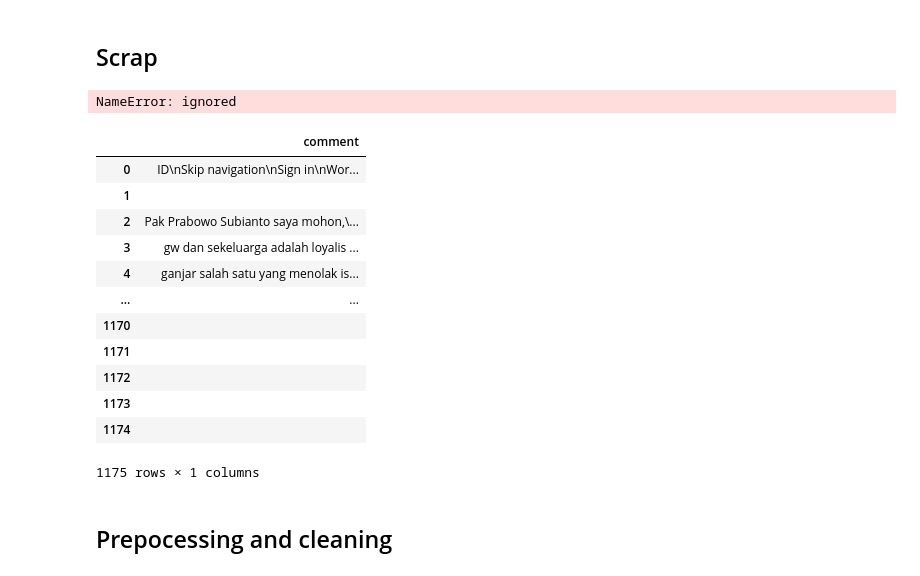
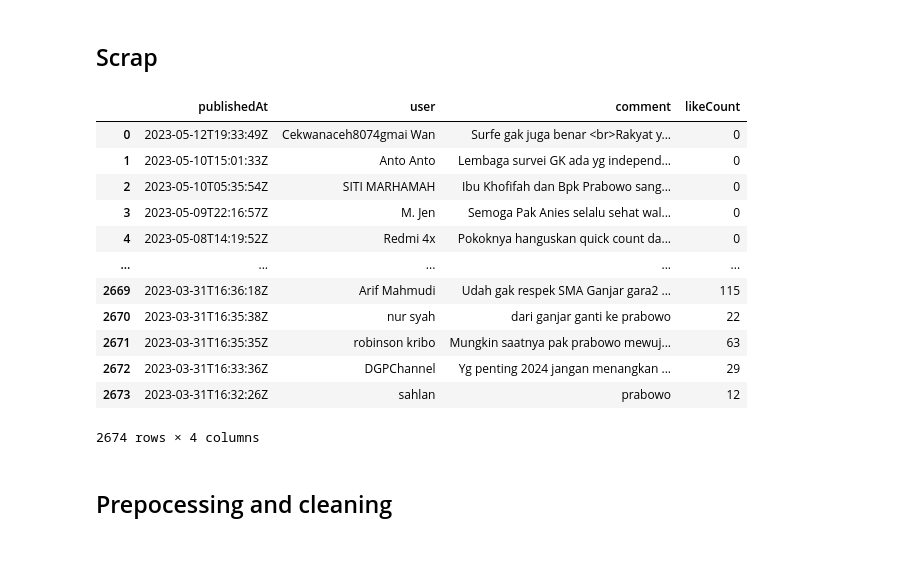
Before and after one commit to HamedAyani114/prosaindata, a Jupyter notebook: _sources/scrapping_comment_yt.ipynb, the cells around one changed output. Cells and saved outputs as stored; diff of their text form; code cells hidden in the pictures.

```diff
--- a/_sources/scrapping_comment_yt.ipynb
+++ b/_sources/scrapping_comment_yt.ipynb
@@ -12,20 +8,2 @@ from selenium.webdriver.support import expected_conditions as EC
 # %% [markdown]
 ## Scrap
-# %%
-print(b)
-# %% [output]
-NameError: ignored
-# %%
-
-data=[]
-
-with Chrome(executable_path=r'C:\Program Files\chromedriver.exe') as driver:
-    wait = WebDriverWait(driver,10)
-    driver.get("https://www.youtube.com/watch?v=rbZ3Wv_hLJA&ab_channel=CNNIndonesia")
-
-    for item in range(10):
-        wait.until(EC.visibility_of_element_located((By.TAG_NAME, "body"))).send_keys(Keys.END)
-        time.sleep(5)
-
-    for comment in wait.until(EC.presence_of_all_elements_located((By.CSS_SELECTOR, "#content"))):
-        data.append(comment.text)
@@ -32,20 +60,26 @@ with Chrome(executable_path=r'C:\Program Files\chromedriver.exe') as driver:
+# %%
+#api key
+api_key = 'AIzaSyACxT95EPnUkLb_Mtjq2MvG0tcJqQiulhI'
+video_id = "rbZ3Wv_hLJA"
+
+comments = video_comments(video_id, api_key)
 # %%
-import pandas as pd
-df = pd.DataFrame(data, columns=['comment'])
+#menjadikan dataframe
+df = pd.DataFrame(comments, columns=['publishedAt', 'user', 'comment', 'likeCount'])
 df
 # %% [output]
-|  | comment |
-| 0 | ID\nSkip navigation\nSign in\nWor... |
-| 1 |  |
-| 2 | Pak Prabowo Subianto saya mohon,\... |
-| 3 | gw dan sekeluarga adalah loyalis ... |
-| 4 | ganjar salah satu yang menolak is... |
-| ... | ... |
-| 1170 |  |
-| 1171 |  |
-| 1172 |  |
-| 1173 |  |
-| 1174 |  |
+|  | publishedAt | user | comment | likeCount |
+| 0 | 2023-05-12T19:33:49Z | Cekwanaceh8074gmai Wan | Surfe gak juga benar <br>Rakyat y... | 0 |
+| 1 | 2023-05-10T15:01:33Z | Anto Anto | Lembaga survei GK ada yg independ... | 0 |
+| 2 | 2023-05-10T05:35:54Z | SITI MARHAMAH | Ibu Khofifah dan Bpk Prabowo sang... | 0 |
+| 3 | 2023-05-09T22:16:57Z | M. Jen | Semoga Pak Anies selalu sehat wal... | 0 |
+| 4 | 2023-05-08T14:19:52Z | Redmi 4x | Pokoknya hanguskan quick count da... | 0 |
+| ... | ... | ... | ... | ... |
+| 2669 | 2023-03-31T16:36:18Z | Arif Mahmudi | Udah gak respek SMA Ganjar gara2 ... | 115 |
+| 2670 | 2023-03-31T16:35:38Z | nur syah | dari ganjar ganti ke prabowo | 22 |
+| 2671 | 2023-03-31T16:35:35Z | robinson kribo | Mungkin saatnya pak prabowo mewuj... | 63 |
+| 2672 | 2023-03-31T16:33:36Z | DGPChannel | Yg penting 2024 jangan menangkan ... | 29 |
+| 2673 | 2023-03-31T16:32:26Z | sahlan | prabowo | 12 |
-1175 rows × 1 columns
+2674 rows × 4 columns
 # %% [markdown]
 ## Prepocessing and cleaning
```
Also changed, not shown: parts of 11 cells of this notebook, 17 other files.
